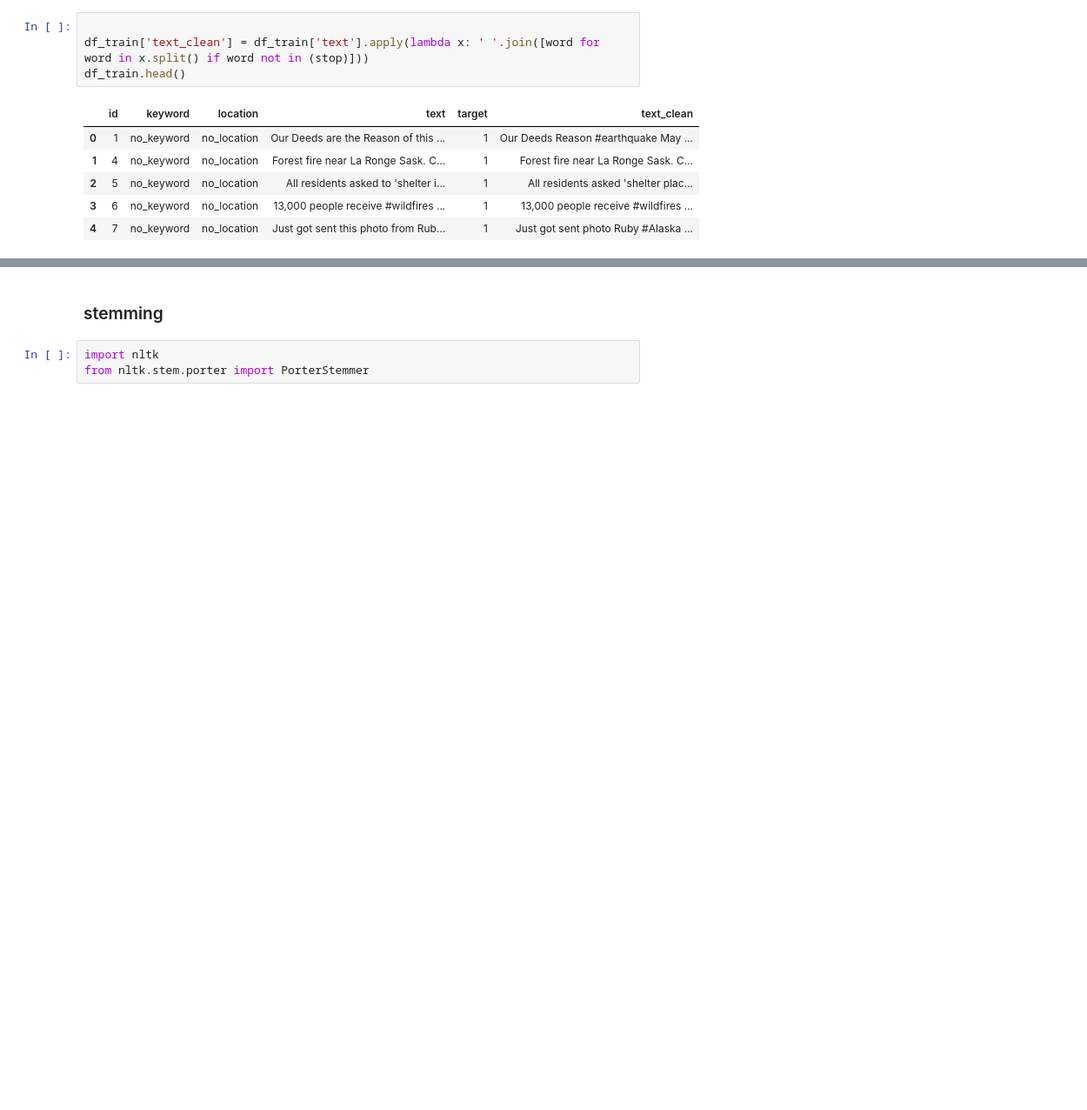
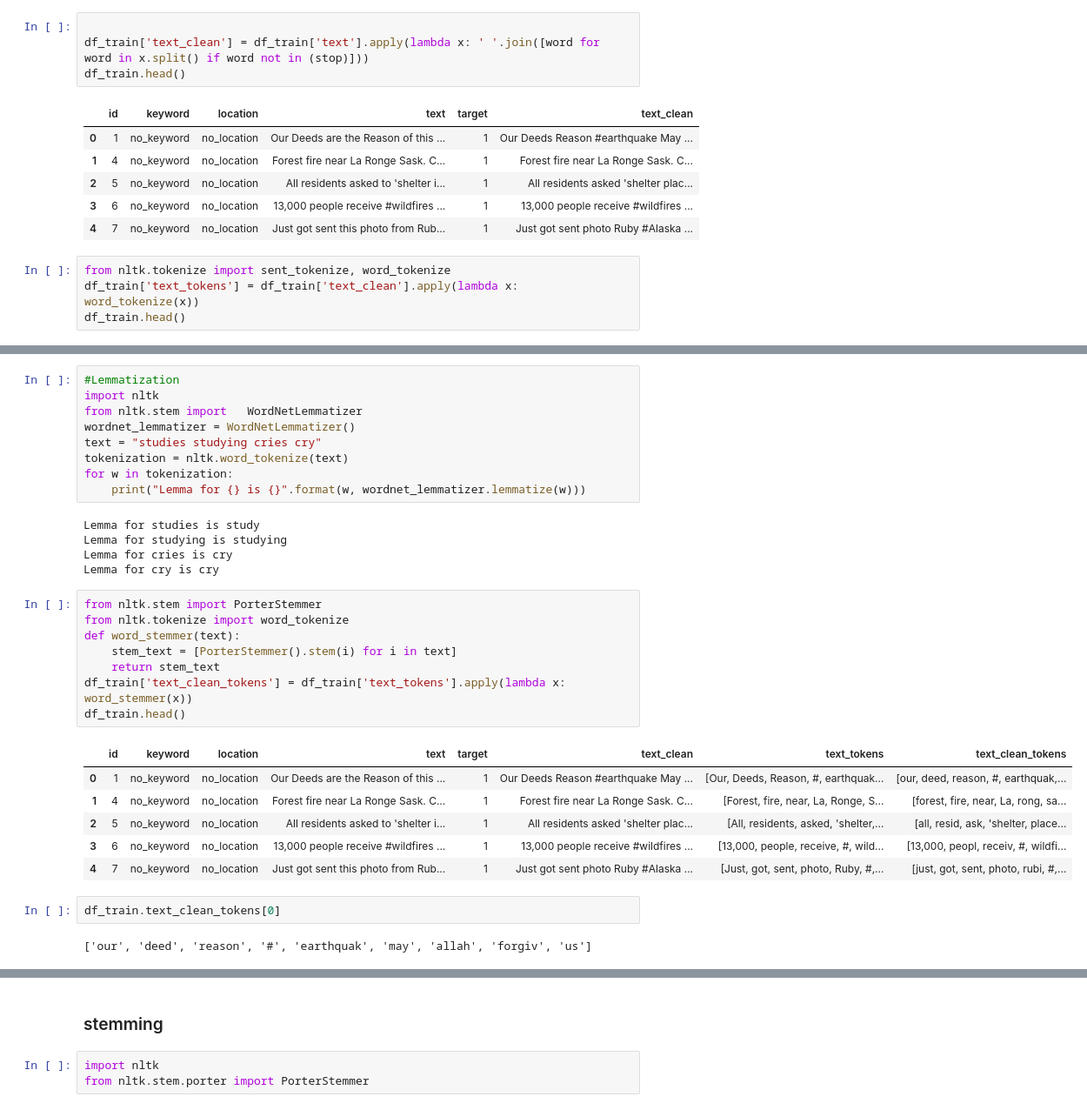
Before and after one commit to knitinsingh/kaggle_competitions, a Jupyter notebook: twitter_sentiment_analysis.ipynb, the cells around one changed output, grey strips where cells are left out. Shown at 87% size. Saved outputs shown, nothing was run; the diff lists cells and outputs as text; blank space fills up the shorter version.

```diff
--- a/twitter_sentiment_analysis.ipynb
+++ b/twitter_sentiment_analysis.ipynb
@@ -178,3 +178,7 @@ df_train.head()
 | 2 | 5 | no_keyword | no_location | All residents asked to 'shelter i... | 1 | All residents asked 'shelter plac... |
 | 3 | 6 | no_keyword | no_location | 13,000 people receive #wildfires ... | 1 | 13,000 people receive #wildfires ... |
 | 4 | 7 | no_keyword | no_location | Just got sent this photo from Rub... | 1 | Just got sent photo Ruby #Alaska ... |
+# %%
+from nltk.tokenize import sent_tokenize, word_tokenize
+df_train['text_tokens'] = df_train['text_clean'].apply(lambda x: word_tokenize(x))
+df_train.head()
@@ -180,0 +210,33 @@ df_train.head()
+# %%
+#Lemmatization
+import nltk
+from nltk.stem import 	WordNetLemmatizer
+wordnet_lemmatizer = WordNetLemmatizer()
+text = "studies studying cries cry"
+tokenization = nltk.word_tokenize(text)
+for w in tokenization:
+	print("Lemma for {} is {}".format(w, wordnet_lemmatizer.lemmatize(w)))
+# %% [output]
+Lemma for studies is study
+Lemma for studying is studying
+Lemma for cries is cry
+Lemma for cry is cry
+# %%
+from nltk.stem import PorterStemmer
+from nltk.tokenize import word_tokenize
+def word_stemmer(text):
+    stem_text = [PorterStemmer().stem(i) for i in text]
+    return stem_text
+df_train['text_clean_tokens'] = df_train['text_tokens'].apply(lambda x: word_stemmer(x))
+df_train.head()
+# %% [output]
+|  | id | keyword | location | text | target | text_clean | text_tokens | text_clean_tokens |
+| 0 | 1 | no_keyword | no_location | Our Deeds are the Reason of this ... | 1 | Our Deeds Reason #earthquake May ... | [Our, Deeds, Reason, #, earthquak... | [our, deed, reason, #, earthquak,... |
+| 1 | 4 | no_keyword | no_location | Forest fire near La Ronge Sask. C... | 1 | Forest fire near La Ronge Sask. C... | [Forest, fire, near, La, Ronge, S... | [forest, fire, near, La, rong, sa... |
+| 2 | 5 | no_keyword | no_location | All residents asked to 'shelter i... | 1 | All residents asked 'shelter plac... | [All, residents, asked, 'shelter,... | [all, resid, ask, 'shelter, place... |
+| 3 | 6 | no_keyword | no_location | 13,000 people receive #wildfires ... | 1 | 13,000 people receive #wildfires ... | [13,000, people, receive, #, wild... | [13,000, peopl, receiv, #, wildfi... |
+| 4 | 7 | no_keyword | no_location | Just got sent this photo from Rub... | 1 | Just got sent photo Ruby #Alaska ... | [Just, got, sent, photo, Ruby, #,... | [just, got, sent, photo, rubi, #,... |
+# %%
+df_train.text_clean_tokens[0]
+# %% [output]
+['our', 'deed', 'reason', '#', 'earthquak', 'may', 'allah', 'forgiv', 'us']
```
Also changed, not shown: parts of 10 cells of this notebook.
